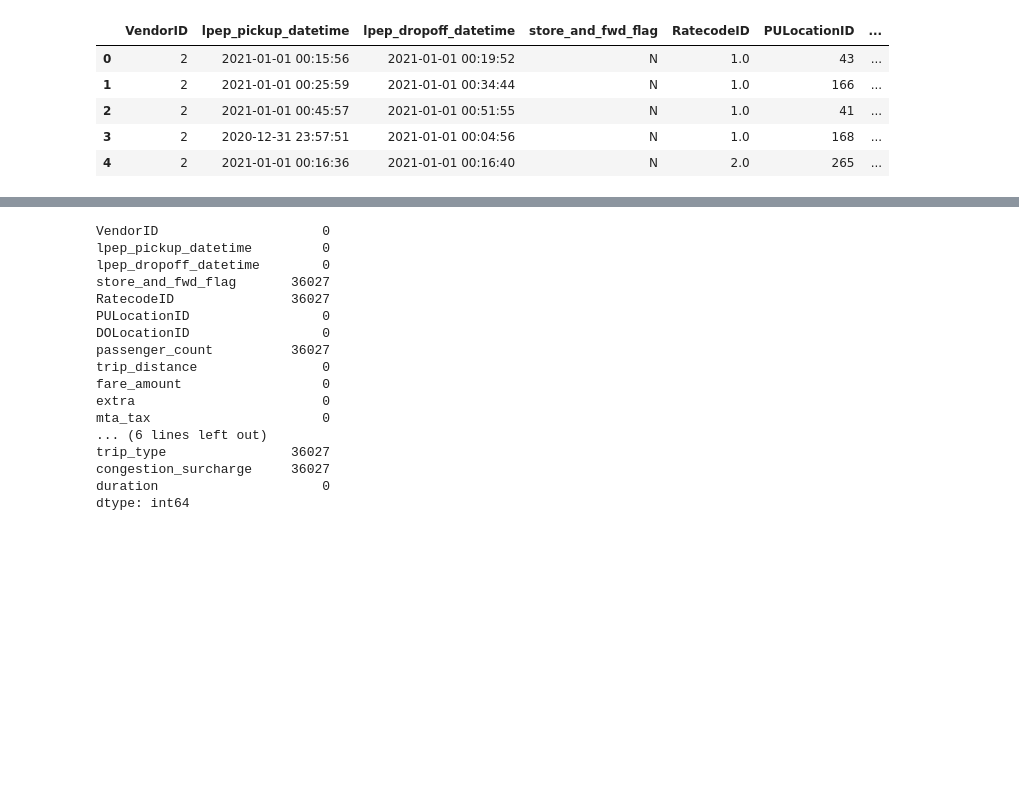
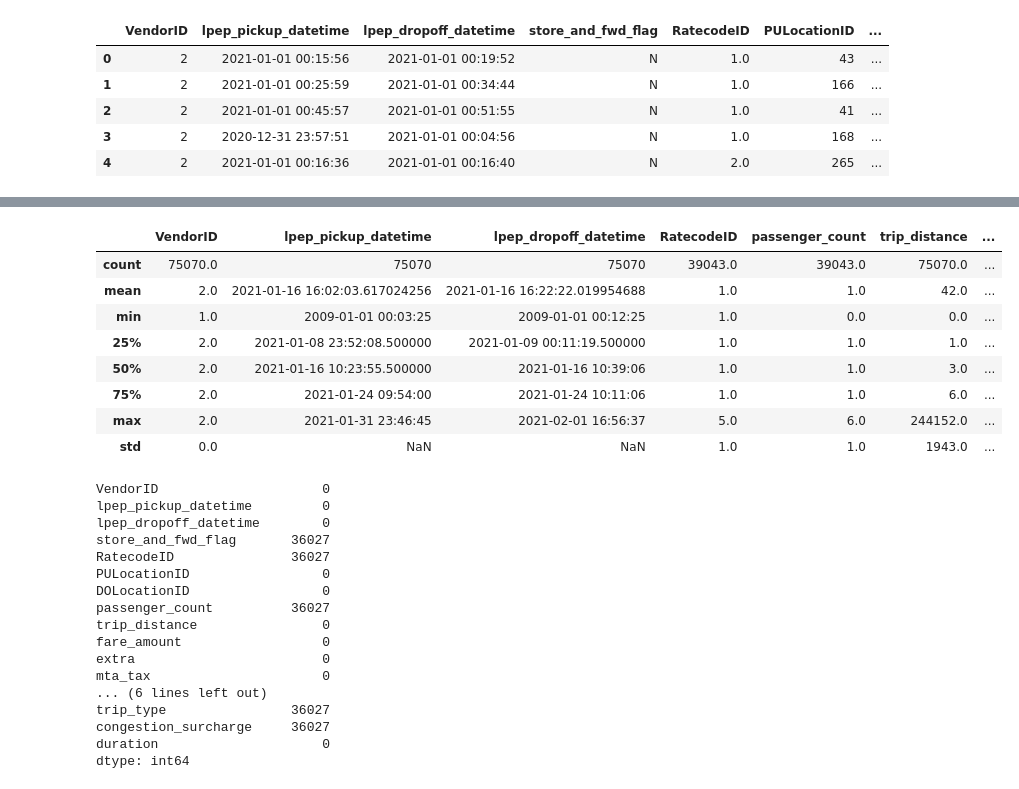
Before and after one commit to moro23/mlops-practice, a Jupyter notebook: 01-Intro/notebook/taxi-duration-prediction.ipynb, the cells around one changed output, grey strips where cells are left out. Cells and saved outputs as stored; diff of their text form; code cells hidden in the pictures; blank space fills up the shorter version.

Commit message:
Performed EDA, Data Processing and Built a validatin framework.

```diff
--- a/01-Intro/notebook/taxi-duration-prediction.ipynb
+++ b/01-Intro/notebook/taxi-duration-prediction.ipynb
@@ -58,3 +86,16 @@ df[categorical] = df[categorical].astype(str)
+# %%
+## lets generate the statistical summary on the data
+df.describe().round()
+# %% [output]
+|  | VendorID | lpep_pickup_datetime | lpep_dropoff_datetime | RatecodeID | passenger_count | trip_distance | ... |
+| count | 75070.0 | 75070 | 75070 | 39043.0 | 39043.0 | 75070.0 | ... |
+| mean | 2.0 | 2021-01-16 16:02:03.617024256 | 2021-01-16 16:22:22.019954688 | 1.0 | 1.0 | 42.0 | ... |
+| min | 1.0 | 2009-01-01 00:03:25 | 2009-01-01 00:12:25 | 1.0 | 0.0 | 0.0 | ... |
+| 25% | 2.0 | 2021-01-08 23:52:08.500000 | 2021-01-09 00:11:19.500000 | 1.0 | 1.0 | 1.0 | ... |
+| 50% | 2.0 | 2021-01-16 10:23:55.500000 | 2021-01-16 10:39:06 | 1.0 | 1.0 | 3.0 | ... |
+| 75% | 2.0 | 2021-01-24 09:54:00 | 2021-01-24 10:11:06 | 1.0 | 1.0 | 6.0 | ... |
+| max | 2.0 | 2021-01-31 23:46:45 | 2021-02-01 16:56:37 | 5.0 | 6.0 | 244152.0 | ... |
+| std | 0.0 | NaN | NaN | 1.0 | 1.0 | 1943.0 | ... |
 # %%
 ## lets check for missing values
 df.isnull().sum()
```
Also changed, not shown: parts of 23 cells of this notebook.
